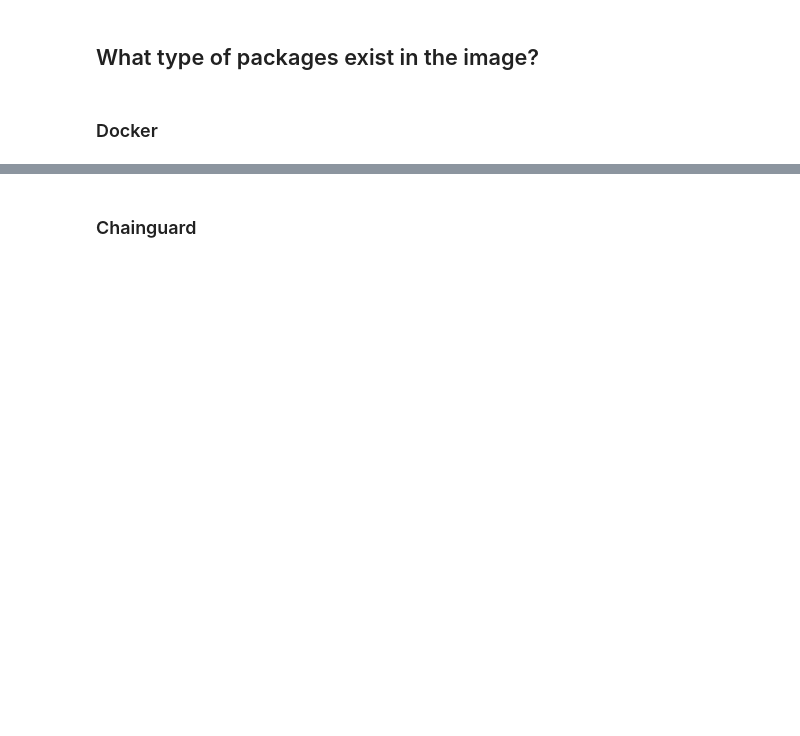
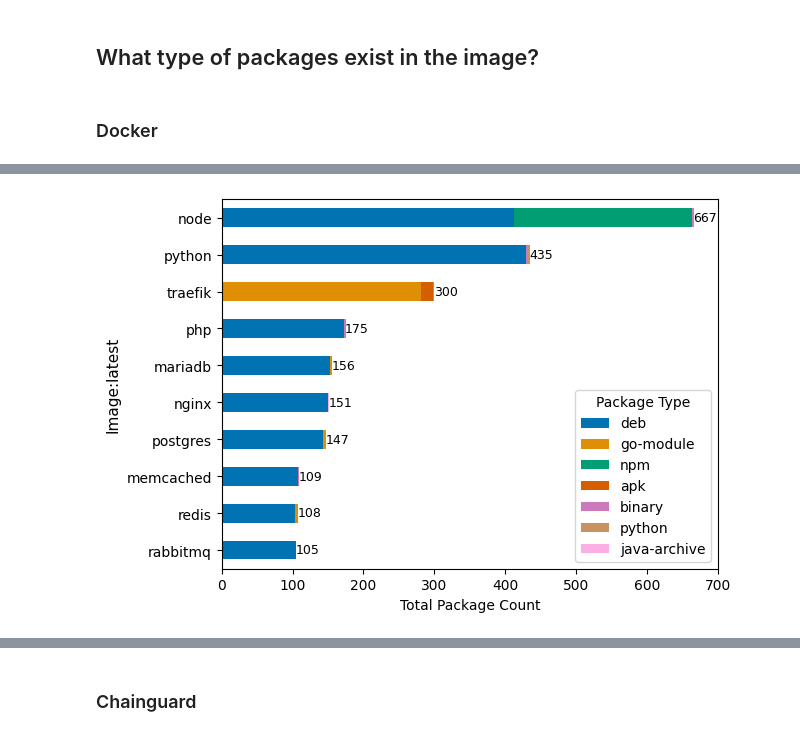
Before and after one commit to tdunlap607/docker_vs_cg, a Jupyter notebook: scripts/cve_analysis.ipynb, the cells around one changed output, grey strips where cells are left out. Cells and saved outputs as stored; diff of their text form; code cells hidden in the pictures; blank space fills up the shorter version.

```diff
--- a/scripts/cve_analysis.ipynb
+++ b/scripts/cve_analysis.ipynb
@@ -181,0 +185,35 @@ plt.show()
+# %%
+# generate package counts for original Docker image
+pack_types = versions[(versions['image_type']=='original')&(versions['type']!="")].groupby(["type", "image"]).agg("count").reset_index(drop=False)
+
+# pivot to make a clean DF
+pack_types_pivot = pack_types.pivot(index='image', columns='type', values='id')
+
+# set column order based on the most common types of packages
+column_order = ['deb', 'go-module', 'npm', 'apk', 'binary', 'python', 'java-archive']
+
+# Fille nans with 0
+pack_types_pivot = pack_types_pivot.fillna(0)
+
+# Create a totals package
+pack_types_pivot['total'] = pack_types_pivot.sum(axis=1, numeric_only=True)
+
+# sort by totals
+pack_types_pivot = pack_types_pivot.sort_values("total")
+
+# plot the stacked bar
+ax = pack_types_pivot[column_order].plot(kind='barh', stacked=True, color=sns.color_palette('colorblind'))
+
+# Add package counts to each bar
+for i, total in enumerate(pack_types_pivot["total"].values.tolist()):
+  ax.text(total+16, i-0.09, round(total),
+          ha = 'center', color = 'black', fontsize='9')
+
+ax.legend(title='Package Type')
+
+# Adjust x/y labels
+plt.ylabel('Image:latest', fontsize=11)
+plt.xlabel('Total Package Count', fontsize=10)
+plt.show()
+# %% [output]
+[figure, added]
```
Also changed, not shown: parts of 10 cells of this notebook, 8 other files.
